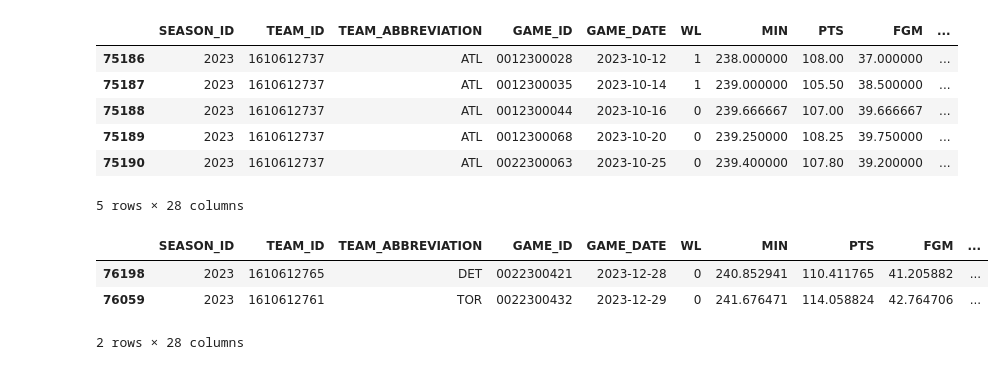
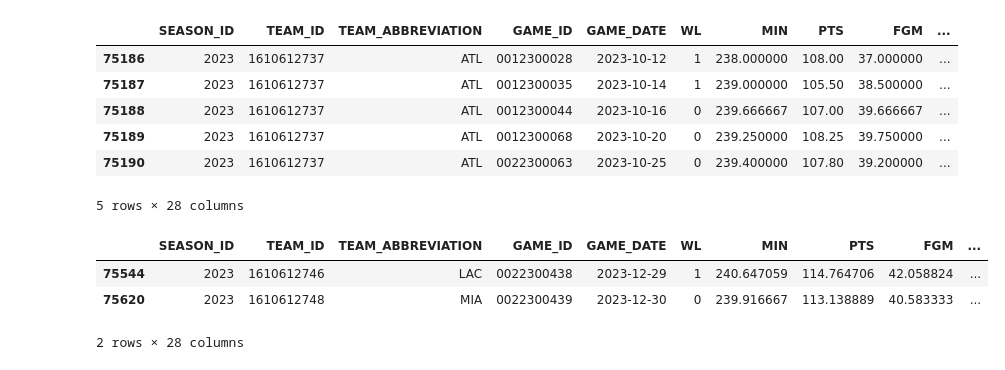
Before and after one commit to atticusdrex/nba-moneyline, a Jupyter notebook: ResearchNotebook.ipynb, the cells around one changed output. Drawn from its saved outputs; the diff is of its cells as text; code cells hidden in the pictures.

```diff
--- a/ResearchNotebook.ipynb
+++ b/ResearchNotebook.ipynb
@@ -236,23 +257,23 @@ test_df.head()
 | 75190 | 2023 | 1610612737 | ATL | 0022300063 | 2023-10-25 | 0 | 239.400000 | 107.80 | 39.200000 | ... |
 5 rows × 28 columns
 # %%
-home_team = 'DET'
-away_team = 'TOR'
+home_team = 'LAC'
+away_team = 'MIA'
 team1 = test_df[test_df['TEAM_ABBREVIATION'] == home_team].tail(1).copy() # Home Team
 team2 = test_df[test_df['TEAM_ABBREVIATION'] == away_team].tail(1).copy()
 
 for col in team1.columns:
     if '_y' in col:
         team1.drop(columns = [col], inplace=True)
         team2.drop(columns = [col], inplace=True)
 
 # Set team1 as the home team
 team1["Home"] = 1
 pd.concat((team1, team2)).head()
 # %% [output]
 |  | SEASON_ID | TEAM_ID | TEAM_ABBREVIATION | GAME_ID | GAME_DATE | WL | MIN | PTS | FGM | ... |
-| 76198 | 2023 | 1610612765 | DET | 0022300421 | 2023-12-28 | 0 | 240.852941 | 110.411765 | 41.205882 | ... |
-| 76059 | 2023 | 1610612761 | TOR | 0022300432 | 2023-12-29 | 0 | 241.676471 | 114.058824 | 42.764706 | ... |
+| 75544 | 2023 | 1610612746 | LAC | 0022300438 | 2023-12-29 | 1 | 240.647059 | 114.764706 | 42.058824 | ... |
+| 75620 | 2023 | 1610612748 | MIA | 0022300439 | 2023-12-30 | 0 | 239.916667 | 113.138889 | 40.583333 | ... |
 2 rows × 28 columns
 # %%
 final_df = pd.DataFrame()
```
Also changed, not shown: parts of 8 cells of this notebook, 2 other files.
